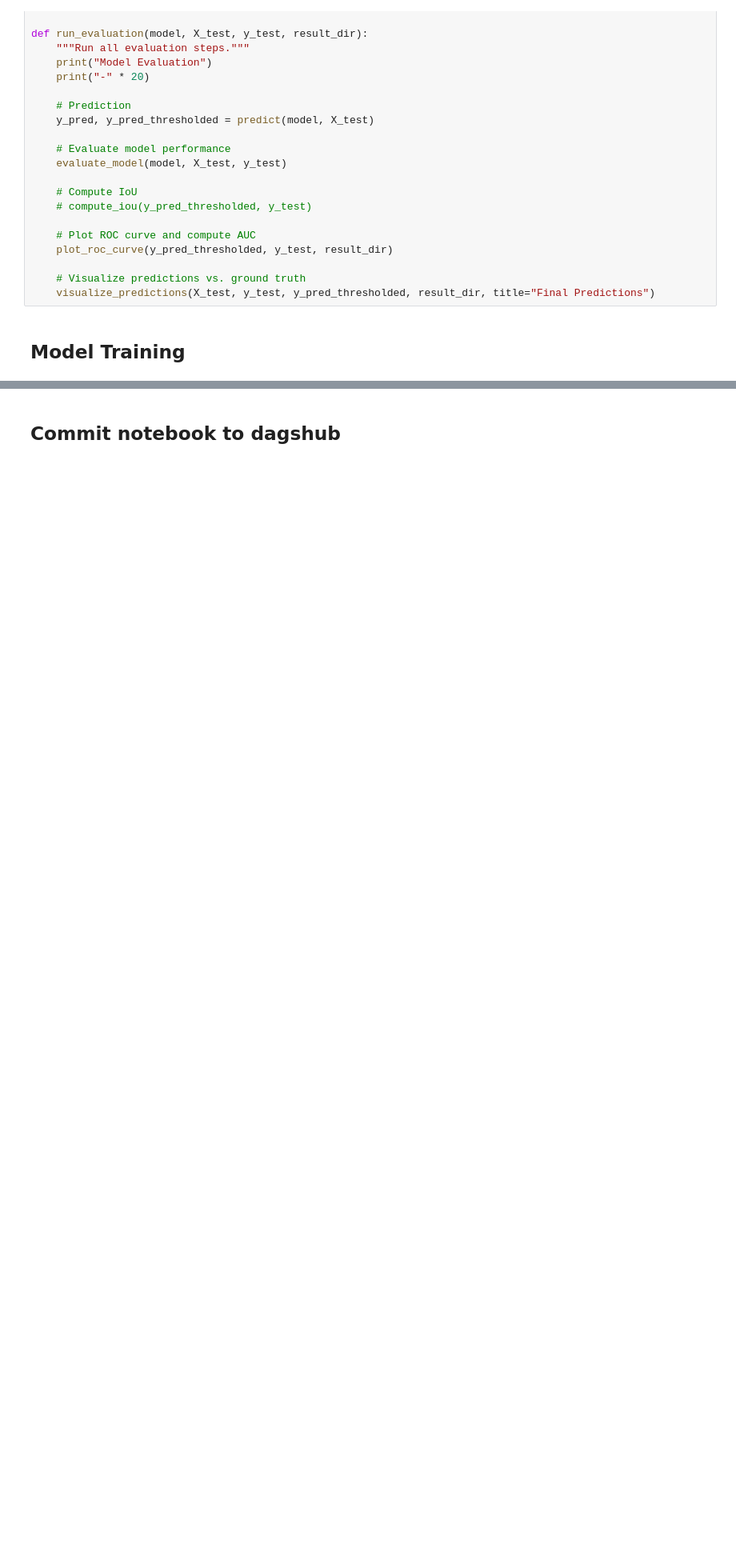
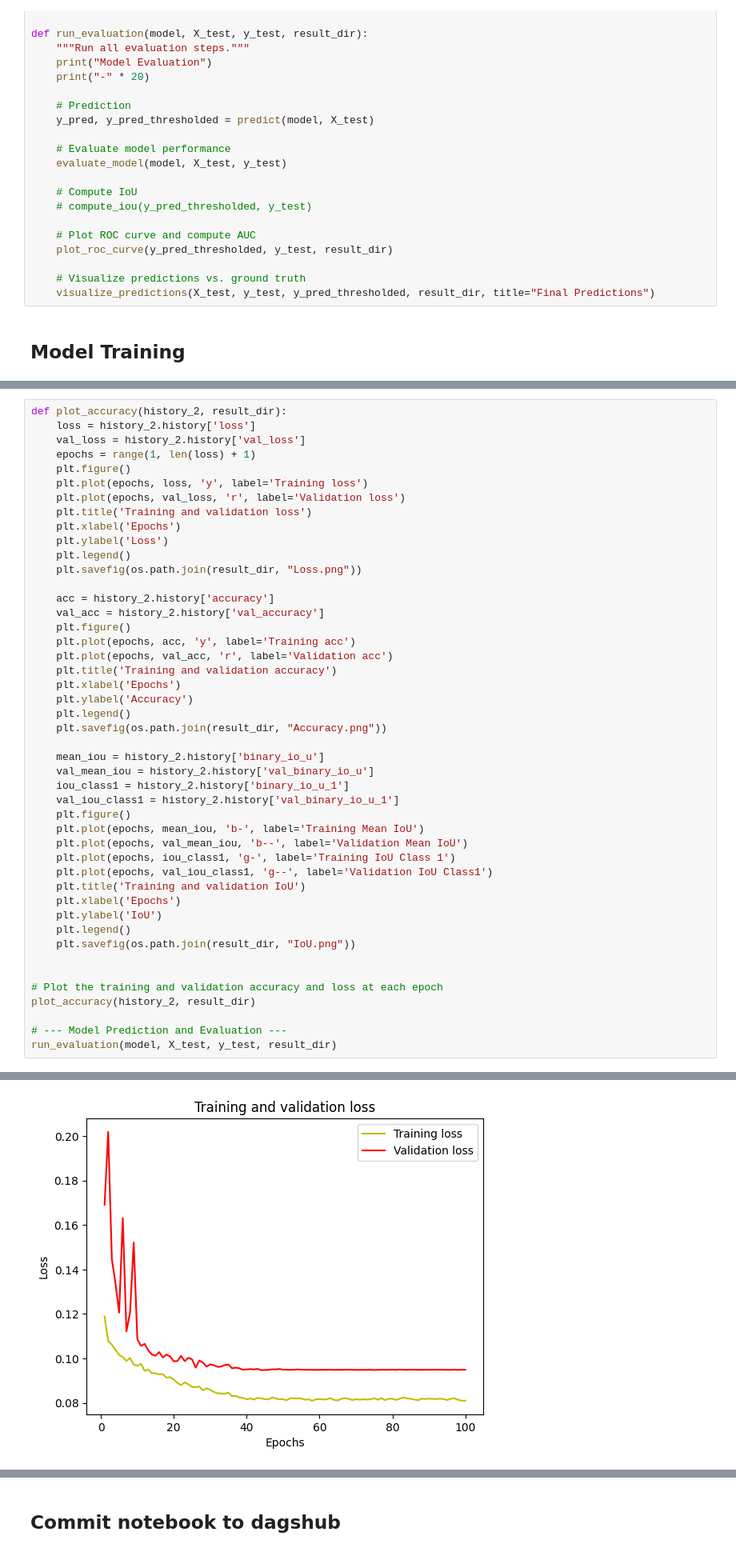
Before and after one commit to chengzwk/omdena-frankfurt-ugs-unet, a Jupyter notebook: unet-from-scratch.ipynb, the cells around one changed output, grey strips where cells are left out. Shown at 80% size. Saved outputs shown, nothing was run; the diff lists cells and outputs as text; blank space fills up the shorter version.

```diff
--- a/unet-from-scratch.ipynb
+++ b/unet-from-scratch.ipynb
@@ -1012,0 +989,47 @@ run_evaluation(model, X_test, y_test, result_dir)
+# %%
+def plot_accuracy(history_2, result_dir):
+    loss = history_2.history['loss']
+    val_loss = history_2.history['val_loss']
+    epochs = range(1, len(loss) + 1)
+    plt.figure()
+    plt.plot(epochs, loss, 'y', label='Training loss')
+    plt.plot(epochs, val_loss, 'r', label='Validation loss')
+    plt.title('Training and validation loss')
+    plt.xlabel('Epochs')
+    plt.ylabel('Loss')
+    plt.legend()
+    plt.savefig(os.path.join(result_dir, "Loss.png"))
+
+    acc = history_2.history['accuracy']
+    val_acc = history_2.history['val_accuracy']
+    plt.figure()
+    plt.plot(epochs, acc, 'y', label='Training acc')
+    plt.plot(epochs, val_acc, 'r', label='Validation acc')
+    plt.title('Training and validation accuracy')
+    plt.xlabel('Epochs')
+    plt.ylabel('Accuracy')
+    plt.legend()
+    plt.savefig(os.path.join(result_dir, "Accuracy.png"))
+
+    mean_iou = history_2.history['binary_io_u']
+    val_mean_iou = history_2.history['val_binary_io_u']
+    iou_class1 = history_2.history['binary_io_u_1']
+    val_iou_class1 = history_2.history['val_binary_io_u_1']
+    plt.figure()
+    plt.plot(epochs, mean_iou, 'b-', label='Training Mean IoU')
+    plt.plot(epochs, val_mean_iou, 'b--', label='Validation Mean IoU')
+    plt.plot(epochs, iou_class1, 'g-', label='Training IoU Class 1')
+    plt.plot(epochs, val_iou_class1, 'g--', label='Validation IoU Class1')
+    plt.title('Training and validation IoU')
+    plt.xlabel('Epochs')
+    plt.ylabel('IoU')
+    plt.legend()
+    plt.savefig(os.path.join(result_dir, "IoU.png"))
+
+
+# Plot the training and validation accuracy and loss at each epoch
+plot_accuracy(history_2, result_dir)
+
+# --- Model Prediction and Evaluation ---
+run_evaluation(model, X_test, y_test, result_dir)
+# %% [output]
@@ -1012,0 +1047 @@ run_evaluation(model, X_test, y_test, result_dir)
+[figure, added]
```
Also changed, not shown: parts of 16 cells of this notebook.
